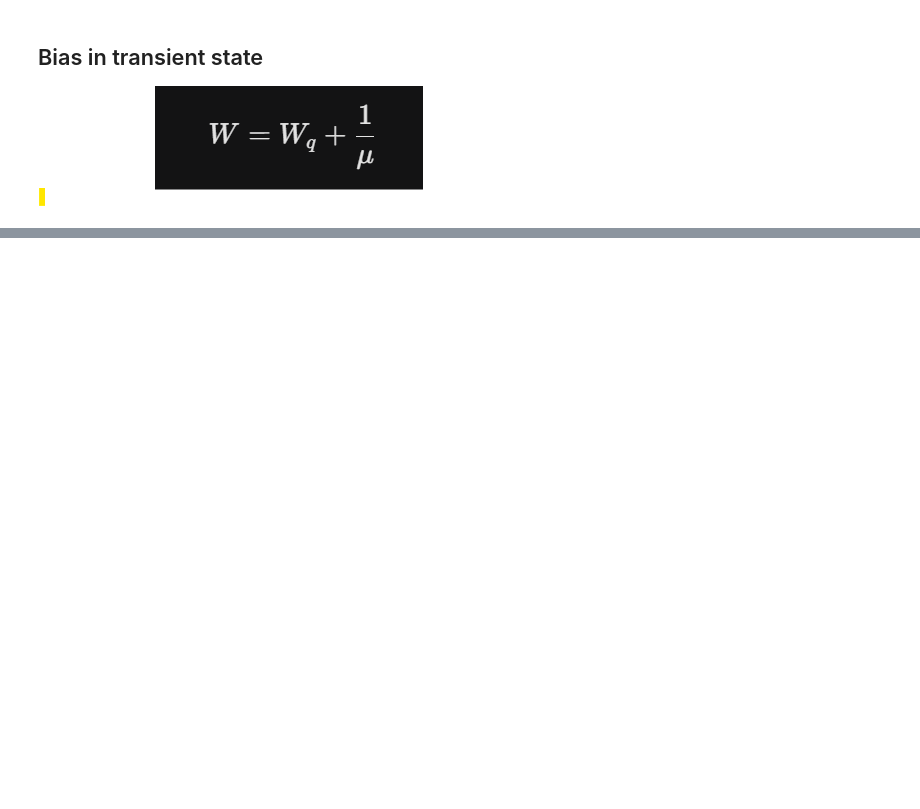
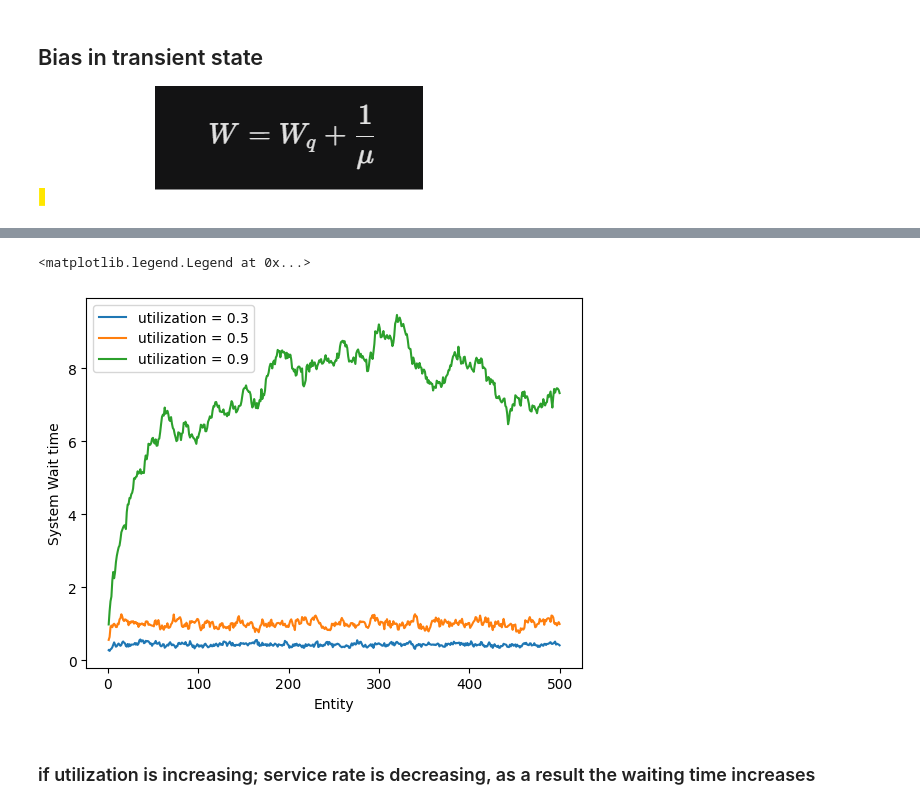
Before and after one commit to peppy-senpai/simulation_analysis, a Jupyter notebook: MMC-queue/mmc_event.ipynb, the cells around one changed output, grey strips where cells are left out. Saved outputs shown, nothing was run; the diff lists cells and outputs as text; code cells hidden in the pictures; blank space fills up the shorter version.

```diff
--- a/MMC-queue/mmc_event.ipynb
+++ b/MMC-queue/mmc_event.ipynb
@@ -244,0 +430,48 @@ plt.legend()
+# %%
+utilization = [0.3, 0.5, 0.9] # utlization
+replication = 100 # 100 replication
+n_entity = 500 # 500 patients
+tba_fn = exp_time_diff
+arrival_rate = 1
+service_t_fn = exp_time_diff
+sim = MMC_Sim(replication, n_entity, tba_fn, arrival_rate, service_t_fn, service_rate, servers=1)
+sim.run_sim()
+# %%
+for utility in utilization:
+    service_rate = arrival_rate/utility
+    sim = MMC_Sim(replication, n_entity, tba_fn, arrival_rate, service_t_fn, service_rate, servers=1)
+    sim.run_sim()
+    df = sim.event_table
+    # first n_entities arrivals
+    arrival_df = df[['Replication', 'Event', 'Clock']].loc[df['Event']=='arrival']
+    arrival_df = arrival_df.groupby(['Replication']).apply(lambda x: x.iloc[:n_entity])
+    arrival_df.reset_index(inplace=True, drop=True)
+    arrival_df.rename(columns={'Clock':'Arrival_Clock'}, inplace=True)
+
+    # first n_entities depart
+    depart_df = df[['Replication', 'Event', 'Clock']].loc[df['Event']=='depart']
+    depart_df = depart_df.groupby(['Replication']).apply(lambda x: x.iloc[:n_entity])
+    depart_df.reset_index(inplace=True, drop=True)
+    depart_df.rename(columns={'Clock':'Depart_Clock'}, inplace=True)
+
+    W_df = pd.concat([arrival_df[['Replication', 'Event', 'Arrival_Clock']],
+                    depart_df[['Event', 'Depart_Clock']]], axis=1)
+    # W in system/ entity
+    W_df['W'] =( W_df['Depart_Clock']-W_df['Arrival_Clock']).round(3)
+    W_df_summ = W_df.groupby(['Replication']).agg({'W': 'mean'}).round(3).reset_index()
+    W_df['entity'] = W_df.groupby(['Replication']).cumcount() + 1
+    W_df['Wq'] = W_df['W'] - 1/service_rate
+    W_df_mean = W_df.groupby(['entity']).agg({'W': 'mean', 'Wq': 'mean'}).reset_index()
+
+
+    plt.plot(W_df_mean['entity'], W_df_mean['W'], label=f'utilization = {utility}')
+
+plt.xlabel('Entity')
+plt.ylabel('System Wait time')
+# plt.ylim(0, 6)
+plt.legend()
+# %% [output]
+<matplotlib.legend.Legend at 0x...>
+[figure, added]
+# %% [markdown]
+### if utilization is increasing; service rate is decreasing, as a result the waiting time increases
```
Also changed, not shown: parts of 27 cells of this notebook.
